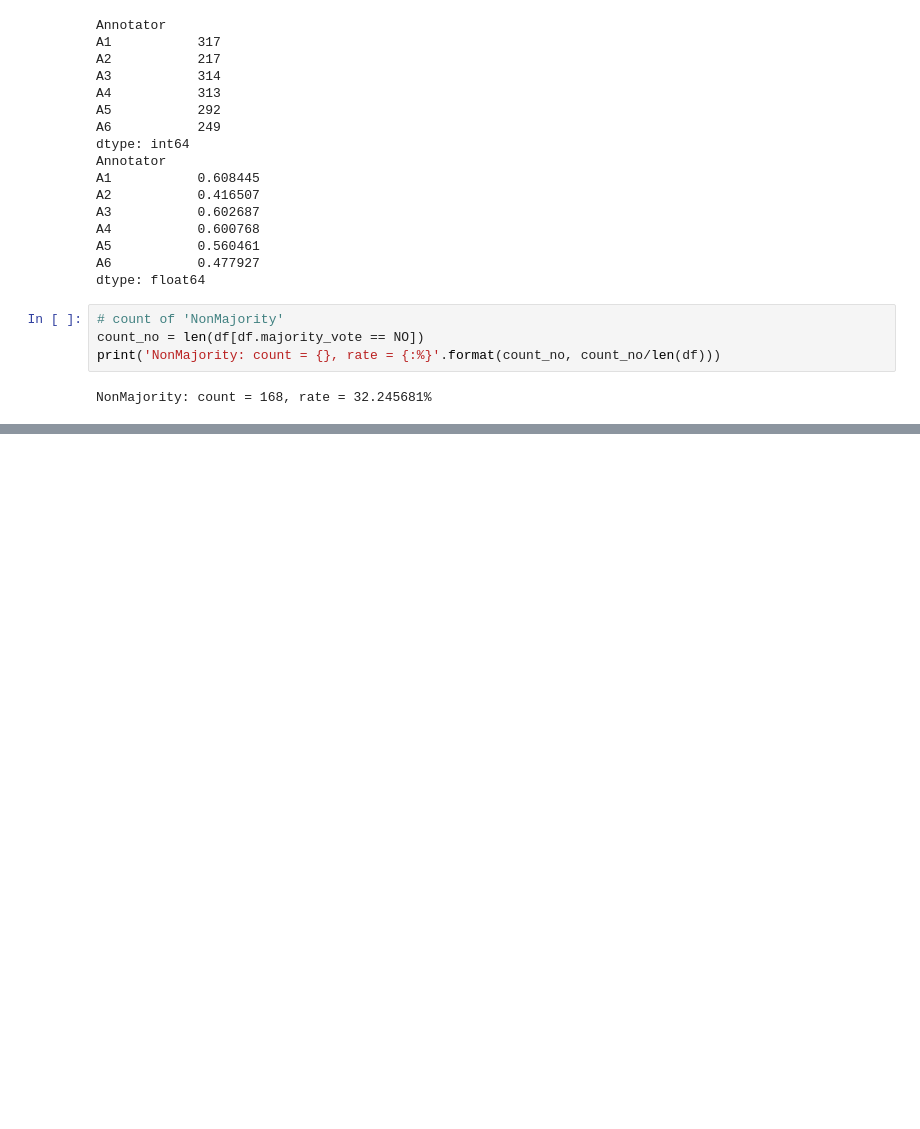
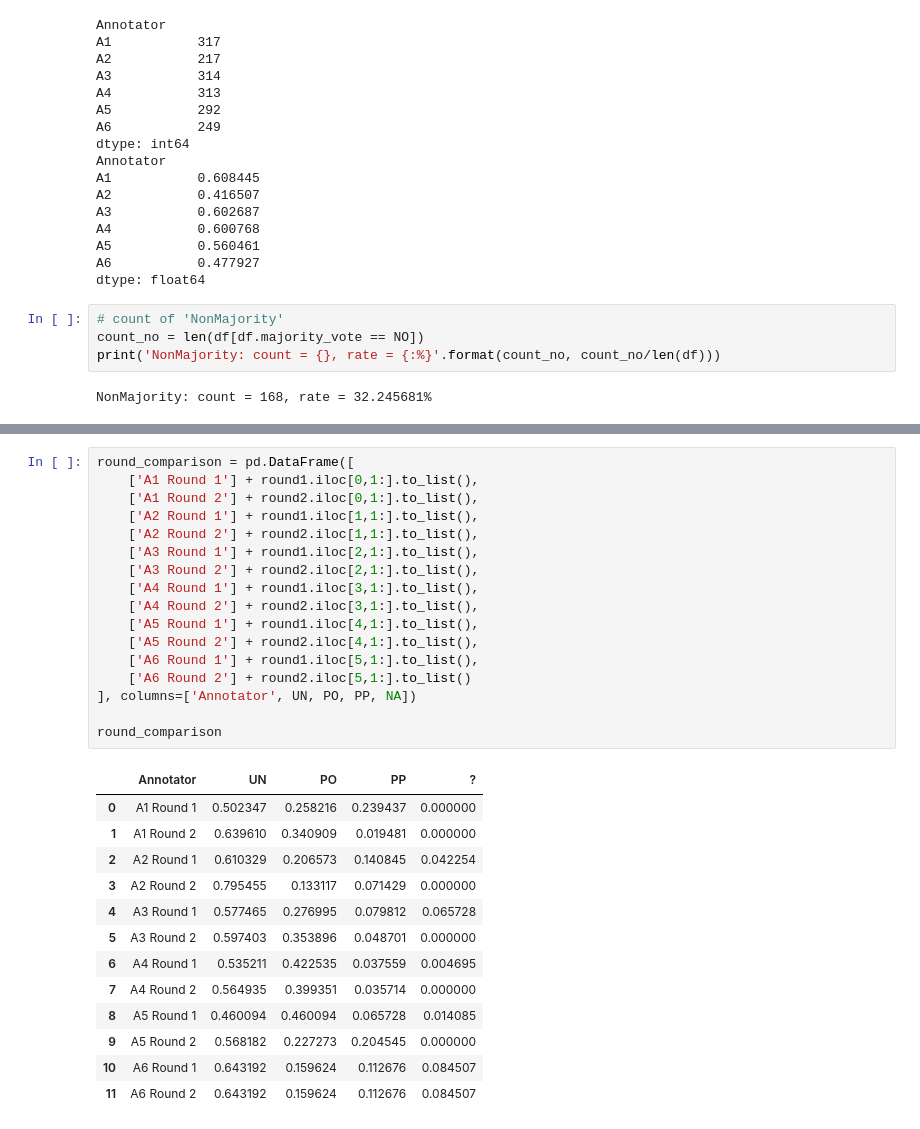
Before and after one commit to zenodarani/hackathon_tweet, a Jupyter notebook: descriptive_analysis/notebooks/descriptive_analysis.ipynb, the cells around one changed output, grey strips where cells are left out. Saved outputs shown, nothing was run; the diff lists cells and outputs as text; blank space fills up the shorter version.

```diff
--- a/descriptive_analysis/notebooks/descriptive_analysis.ipynb
+++ b/descriptive_analysis/notebooks/descriptive_analysis.ipynb
@@ -172,0 +278,31 @@ weighted avg       0.66      0.69      0.62       131
+# %%
+round_comparison = pd.DataFrame([
+    ['A1 Round 1'] + round1.iloc[0,1:].to_list(),
+    ['A1 Round 2'] + round2.iloc[0,1:].to_list(),
+    ['A2 Round 1'] + round1.iloc[1,1:].to_list(),
+    ['A2 Round 2'] + round2.iloc[1,1:].to_list(),
+    ['A3 Round 1'] + round1.iloc[2,1:].to_list(),
+    ['A3 Round 2'] + round2.iloc[2,1:].to_list(),
+    ['A4 Round 1'] + round1.iloc[3,1:].to_list(),
+    ['A4 Round 2'] + round2.iloc[3,1:].to_list(),
+    ['A5 Round 1'] + round1.iloc[4,1:].to_list(),
+    ['A5 Round 2'] + round2.iloc[4,1:].to_list(),
+    ['A6 Round 1'] + round1.iloc[5,1:].to_list(),
+    ['A6 Round 2'] + round2.iloc[5,1:].to_list()
+], columns=['Annotator', UN, PO, PP, NA])
+
+round_comparison
+# %% [output]
+|  | Annotator | UN | PO | PP | ? |
+| 0 | A1 Round 1 | 0.502347 | 0.258216 | 0.239437 | 0.000000 |
+| 1 | A1 Round 2 | 0.639610 | 0.340909 | 0.019481 | 0.000000 |
+| 2 | A2 Round 1 | 0.610329 | 0.206573 | 0.140845 | 0.042254 |
+| 3 | A2 Round 2 | 0.795455 | 0.133117 | 0.071429 | 0.000000 |
+| 4 | A3 Round 1 | 0.577465 | 0.276995 | 0.079812 | 0.065728 |
+| 5 | A3 Round 2 | 0.597403 | 0.353896 | 0.048701 | 0.000000 |
+| 6 | A4 Round 1 | 0.535211 | 0.422535 | 0.037559 | 0.004695 |
+| 7 | A4 Round 2 | 0.564935 | 0.399351 | 0.035714 | 0.000000 |
+| 8 | A5 Round 1 | 0.460094 | 0.460094 | 0.065728 | 0.014085 |
+| 9 | A5 Round 2 | 0.568182 | 0.227273 | 0.204545 | 0.000000 |
+| 10 | A6 Round 1 | 0.643192 | 0.159624 | 0.112676 | 0.084507 |
+| 11 | A6 Round 2 | 0.643192 | 0.159624 | 0.112676 | 0.084507 |
```
Also changed, not shown: parts of 7 cells of this notebook.
